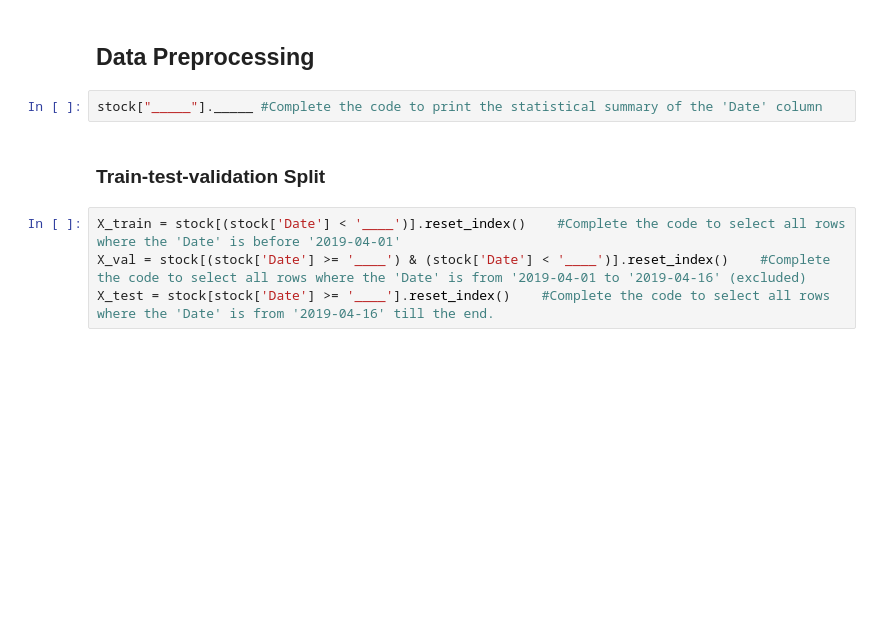
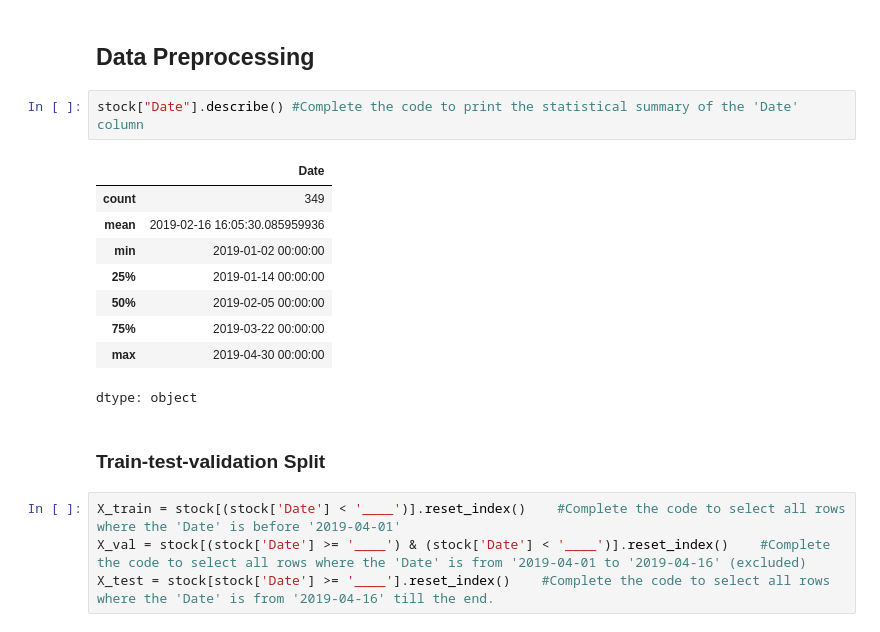
Before and after one commit to braju78/pythonFundamentals, a Jupyter notebook: Week6 Project - Stock market analysis/NLP_Project_Low_Code-2.ipynb, the cells around one changed output. Drawn from its saved outputs; the diff is of its cells as text; blank space fills up the shorter version.

```diff
--- a/Week6 Project - Stock market analysis/NLP_Project_Low_Code-2.ipynb
+++ b/Week6 Project - Stock market analysis/NLP_Project_Low_Code-2.ipynb
@@ -331,7 +343,17 @@ ax1.legend(bbox_to_anchor=(1,1));
 # %% [markdown]
 ## **Data Preprocessing**
 # %%
-stock["_____"]._____ #Complete the code to print the statistical summary of the 'Date' column
+stock["Date"].describe() #Complete the code to print the statistical summary of the 'Date' column
+# %% [output]
+|  | Date |
+| count | 349 |
+| mean | 2019-02-16 16:05:30.085959936 |
+| min | 2019-01-02 00:00:00 |
+| 25% | 2019-01-14 00:00:00 |
+| 50% | 2019-02-05 00:00:00 |
+| 75% | 2019-03-22 00:00:00 |
+| max | 2019-04-30 00:00:00 |
+dtype: object
 # %% [markdown]
 ### Train-test-validation Split
 # %%
```
Also changed, not shown: parts of 3 cells of this notebook.
